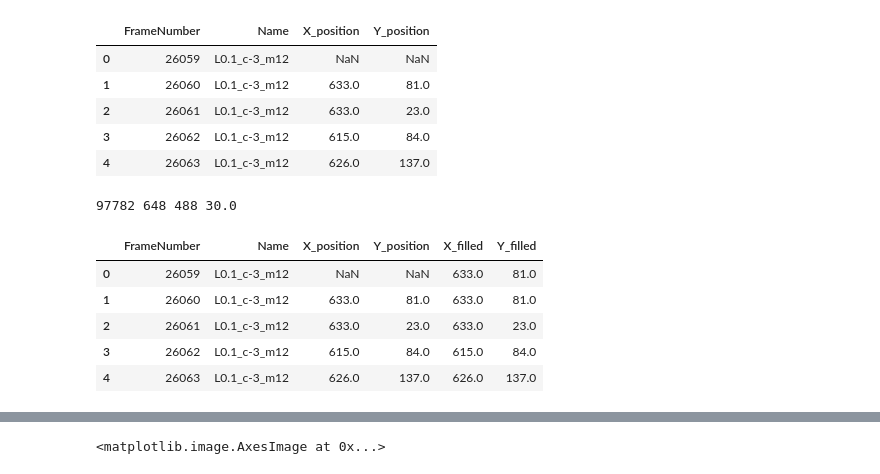
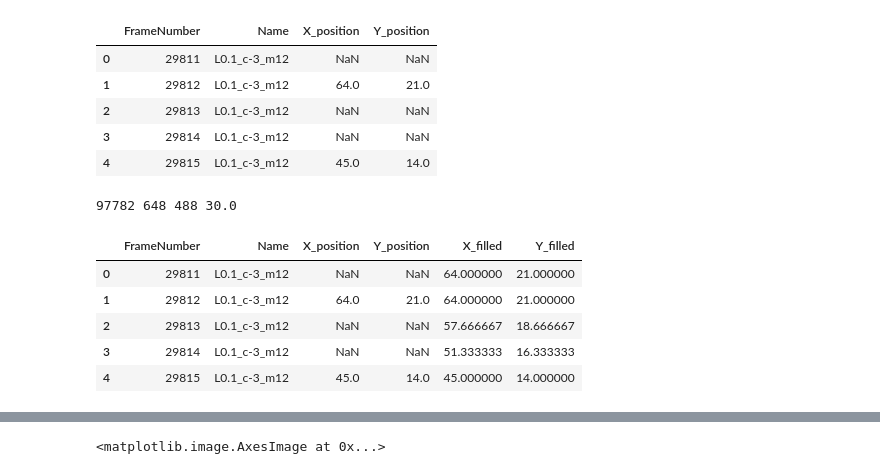
Before and after one commit to callinSwitzer/GarbageCollector, a Jupyter notebook: AddPointsToVid.ipynb, the cells around one changed output, grey strips where cells are left out. Saved outputs shown, nothing was run; the diff lists cells and outputs as text; code cells hidden in the pictures.

```diff
--- a/AddPointsToVid.ipynb
+++ b/AddPointsToVid.ipynb
@@ -39,25 +39,26 @@ def adjust_gamma(image, gamma=1.0):
     return cv2.LUT(image, table)
 # %%
 # read in video
-vidPath = r"D:\Dropbox\AcademiaDropbox\dataAnalysisForOthers\MahadMovies\L0.1_c-3_m12.mp4"
+# vidPath = r"D:\Dropbox\AcademiaDropbox\dataAnalysisForOthers\MahadMovies\L0.1_c-3_m12.mp4"
+vidPath = r"/Users/cswitzer/Dropbox/AcademiaDropbox/dataAnalysisForOthers/MahadMovies/L0.1_c-3_m12.mp4"
 if not os.path.isfile(vidPath): print("video doesn not exist")
 
-dataPath = r"D:\Dropbox\AcademiaDropbox\dataAnalysisForOthers\MahadMovies\Final_position_centroid_method_FirstTrial_L0.1_c-3_m12.csv"
+#dataPath = r"D:\Dropbox\AcademiaDropbox\dataAnalysisForOthers\MahadMovies\Final_position_centroid_method_FirstTrial_L0.1_c-3_m12.csv"
 #dataPath = r"D:\Dropbox\AcademiaDropbox\dataAnalysisForOthers\MahadMovies\Final_position_centroid_method_LastTrial_L0.1_c-3_m12.csv"
+dataPath = r"/Users/cswitzer/Dropbox/AcademiaDropbox/dataAnalysisForOthers/MahadMovies/Final_position_centroid_method_LastTrial_L0.1_c-3_m12.csv"
 if not os.path.isfile(dataPath):
     print("dataset doesn not exist")
-
 else:
     dataPoints = pd.read_csv(dataPath, index_col  = 0)
 
 dataPoints.head()
 # %% [output]
 |  | FrameNumber | Name | X_position | Y_position |
-| 0 | 26059 | L0.1_c-3_m12 | NaN | NaN |
-| 1 | 26060 | L0.1_c-3_m12 | 633.0 | 81.0 |
-| 2 | 26061 | L0.1_c-3_m12 | 633.0 | 23.0 |
-| 3 | 26062 | L0.1_c-3_m12 | 615.0 | 84.0 |
-| 4 | 26063 | L0.1_c-3_m12 | 626.0 | 137.0 |
+| 0 | 29811 | L0.1_c-3_m12 | NaN | NaN |
+| 1 | 29812 | L0.1_c-3_m12 | 64.0 | 21.0 |
+| 2 | 29813 | L0.1_c-3_m12 | NaN | NaN |
+| 3 | 29814 | L0.1_c-3_m12 | NaN | NaN |
+| 4 | 29815 | L0.1_c-3_m12 | 45.0 | 14.0 |
 # %%
 # get vid info
 cap = cv2.VideoCapture(vidPath)
@@ -79,11 +80,11 @@ dataPoints["Y_filled"] = dataPoints["Y_position"].interpolate().fillna(method =
 dataPoints.head()
 # %% [output]
 |  | FrameNumber | Name | X_position | Y_position | X_filled | Y_filled |
-| 0 | 26059 | L0.1_c-3_m12 | NaN | NaN | 633.0 | 81.0 |
-| 1 | 26060 | L0.1_c-3_m12 | 633.0 | 81.0 | 633.0 | 81.0 |
-| 2 | 26061 | L0.1_c-3_m12 | 633.0 | 23.0 | 633.0 | 23.0 |
-| 3 | 26062 | L0.1_c-3_m12 | 615.0 | 84.0 | 615.0 | 84.0 |
-| 4 | 26063 | L0.1_c-3_m12 | 626.0 | 137.0 | 626.0 | 137.0 |
+| 0 | 29811 | L0.1_c-3_m12 | NaN | NaN | 64.000000 | 21.000000 |
+| 1 | 29812 | L0.1_c-3_m12 | 64.0 | 21.0 | 64.000000 | 21.000000 |
+| 2 | 29813 | L0.1_c-3_m12 | NaN | NaN | 57.666667 | 18.666667 |
+| 3 | 29814 | L0.1_c-3_m12 | NaN | NaN | 51.333333 | 16.333333 |
+| 4 | 29815 | L0.1_c-3_m12 | 45.0 | 14.0 | 45.000000 | 14.000000 |
 # %%
 def load_imgs(vidPath, firstFrame, lastFrame):
     '''
```
Also changed, not shown: parts of 8 cells of this notebook, 3 other files.
